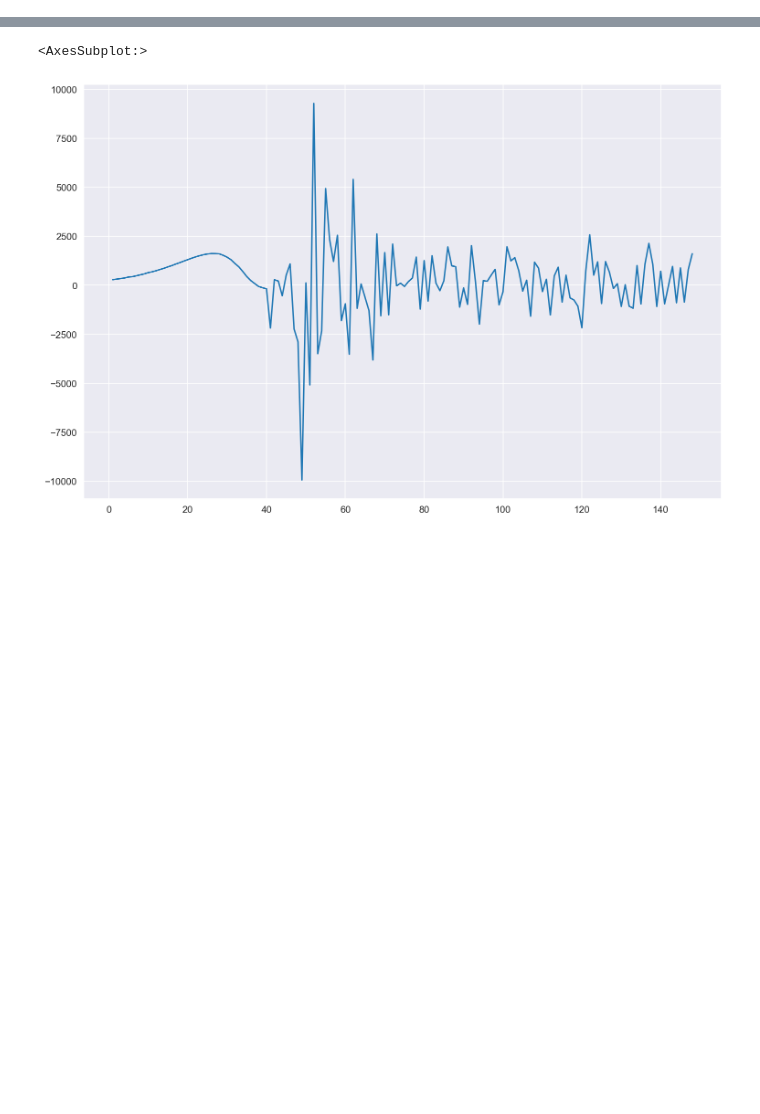
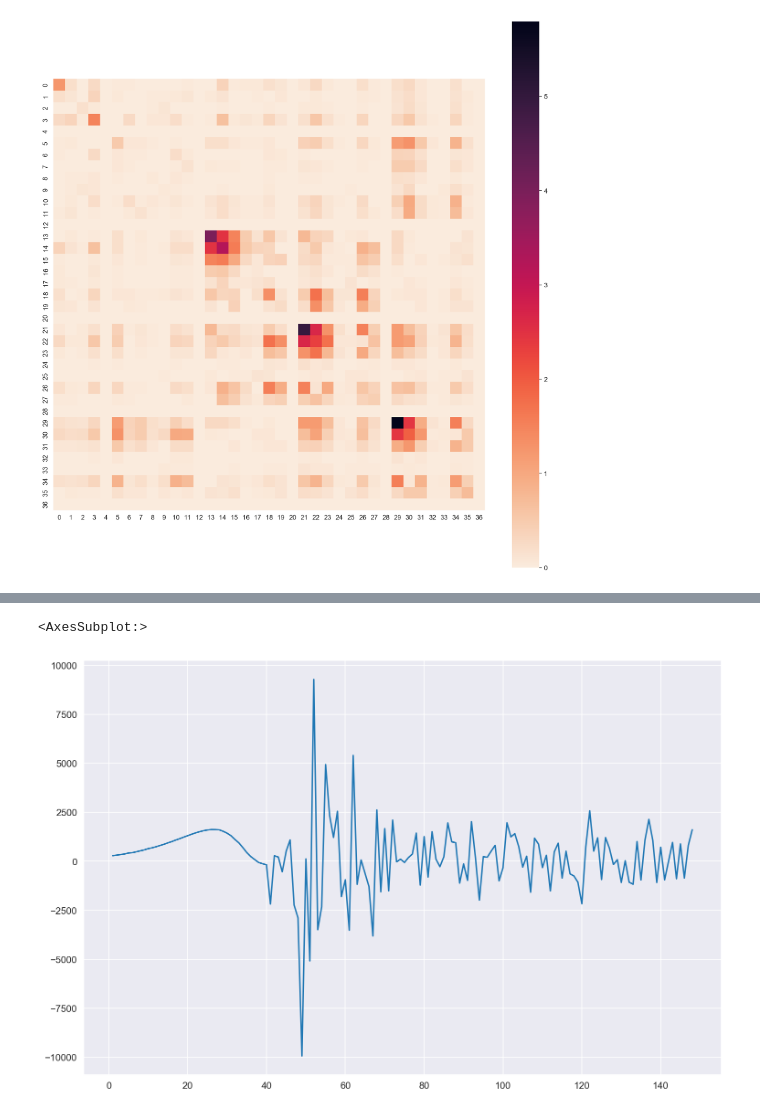
Before and after one commit to BluSteve/STYau122, a Jupyter notebook: python/styau/Analysis.ipynb, the cells around one changed output, grey strips where cells are left out. Cells and saved outputs as stored; diff of their text form; code cells hidden in the pictures; blank space fills up the shorter version.

```diff
--- a/python/styau/Analysis.ipynb
+++ b/python/styau/Analysis.ipynb
@@ -140,0 +122,5 @@ abh.evs
+# %%
+plot_hessian(np.abs((abhstlla.hessian[0] - abhlla.hessian[0]) / abhlla.hessian[0]) * 100, 'rocket_r')
+plt.savefig('hessian-diff.png')
+# %% [output]
+[figure, added]
```
Also changed, not shown: parts of 15 cells of this notebook, 12 other files.
